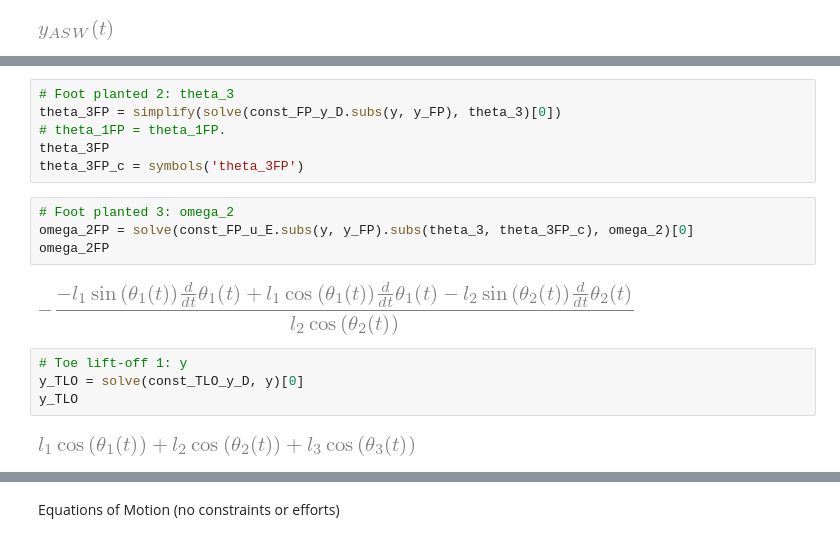
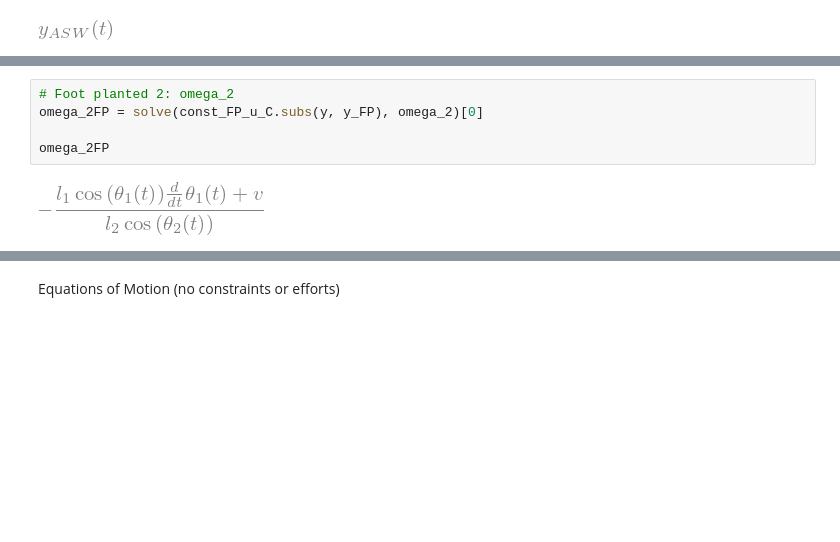
Before and after one commit to yobelabraham/ME469-Group1, a Jupyter notebook: Symbolic Computing/no_foot.ipynb, the cells around one changed output, grey strips where cells are left out. Cells and saved outputs as stored; diff of their text form; blank space fills up the shorter version.

Commit message:
Solve for differential equation in Foot Plant phase

```diff
--- a/Symbolic Computing/no_foot.ipynb
+++ b/Symbolic Computing/no_foot.ipynb
@@ -117,18 +117,7 @@ y_FP
 # %%
-# Foot planted 2: theta_3
-theta_3FP = simplify(solve(const_FP_y_D.subs(y, y_FP), theta_3)[0])
-# theta_1FP = theta_1FP.
-theta_3FP
-theta_3FP_c = symbols('theta_3FP')
+# Foot planted 2: omega_2
+omega_2FP = solve(const_FP_u_C.subs(y, y_FP), omega_2)[0]
+
+omega_2FP
+# %% [output]
+[figure, added]
-# %%
-# Foot planted 3: omega_2
-omega_2FP = solve(const_FP_u_E.subs(y, y_FP).subs(theta_3, theta_3FP_c), omega_2)[0]
-omega_2FP
-# %% [output]
-[figure, removed]
-# %%
-# Toe lift-off 1: y
-y_TLO = solve(const_TLO_y_D, y)[0]
-y_TLO
-# %% [output]
-[figure, removed]
```
Also changed, not shown: parts of 15 cells of this notebook.
